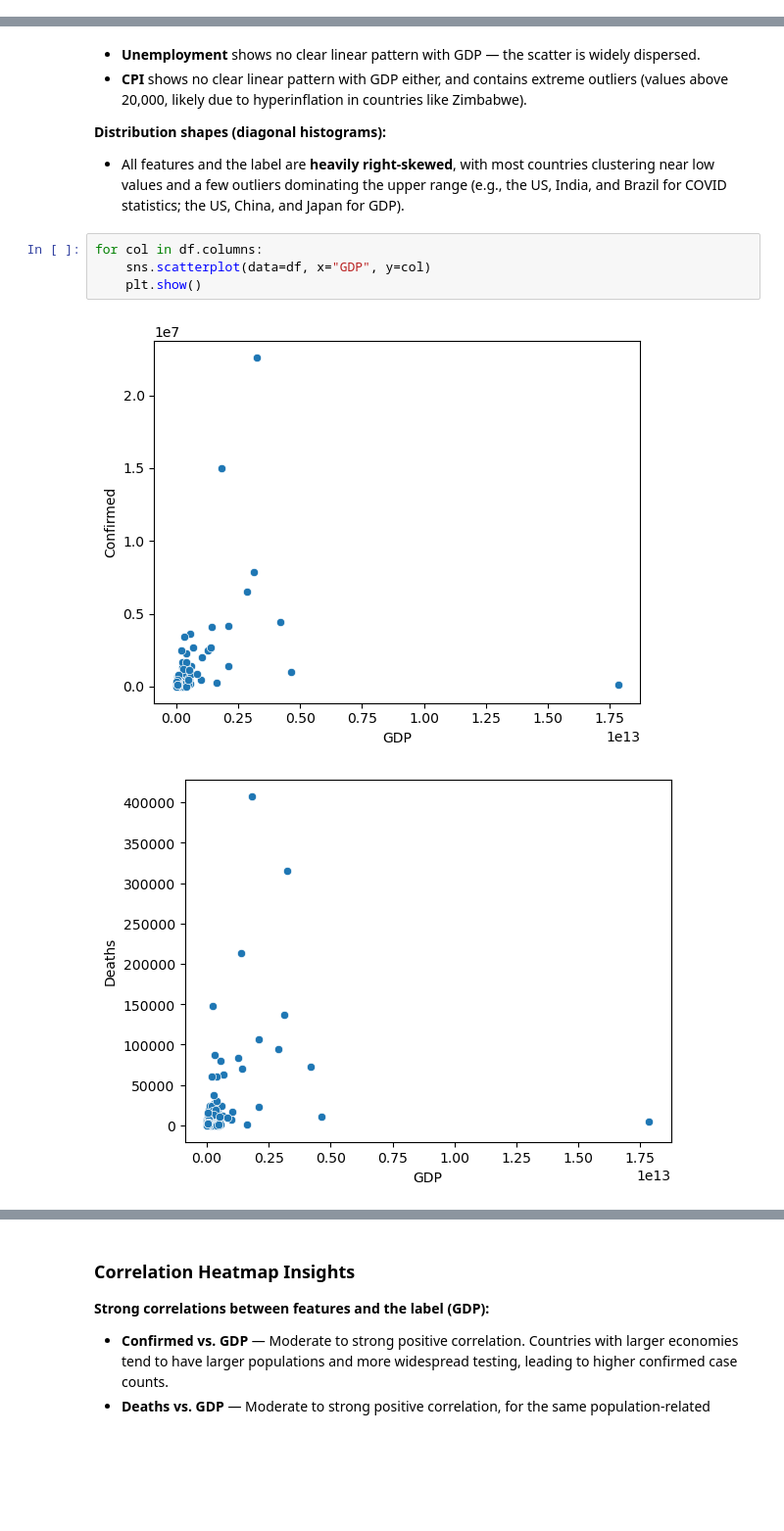
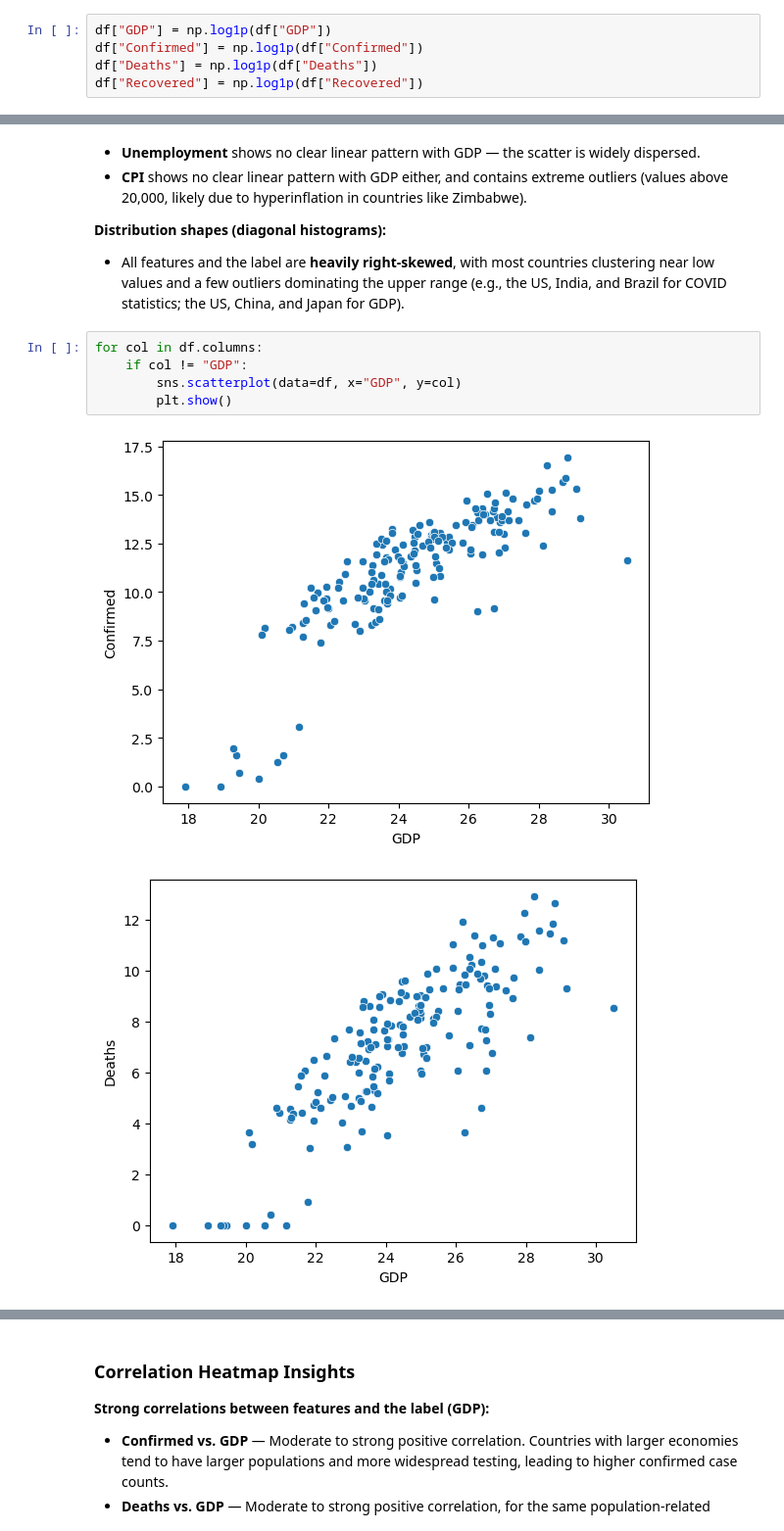
Before and after one commit to AdirBuskila/ecom-project-2, a Jupyter notebook: covid_gdp.ipynb, the cells around one changed output, grey strips where cells are left out. Shown at 98% size. Drawn from its saved outputs; the diff is of its cells as text; blank space fills up the shorter version.

Commit message:
applied log transform on the data

```diff
--- a/covid_gdp.ipynb
+++ b/covid_gdp.ipynb
@@ -76 +82,6 @@ df
+# %%
+df["GDP"] = np.log1p(df["GDP"])
+df["Confirmed"] = np.log1p(df["Confirmed"])
+df["Deaths"] = np.log1p(df["Deaths"])
+df["Recovered"] = np.log1p(df["Recovered"])
 # %% [markdown]
@@ -111,8 +122,9 @@ sns.pairplot(data=df)
 - All features and the label are **heavily right-skewed**, with most countries clustering near low values and a few outliers dominating the upper range (e.g., the US, India, and Brazil for COVID statistics; the US, China, and Japan for GDP).
 # %%
 for col in df.columns:
-    sns.scatterplot(data=df, x="GDP", y=col)
-    plt.show()
+    if col != "GDP":
+        sns.scatterplot(data=df, x="GDP", y=col)
+        plt.show()
 # %% [output]
-[figure, old version]
+[figure, new version]
-[figure, old version]
+[figure, new version]
```
Also changed, not shown: parts of 26 cells of this notebook, 2 other files.
